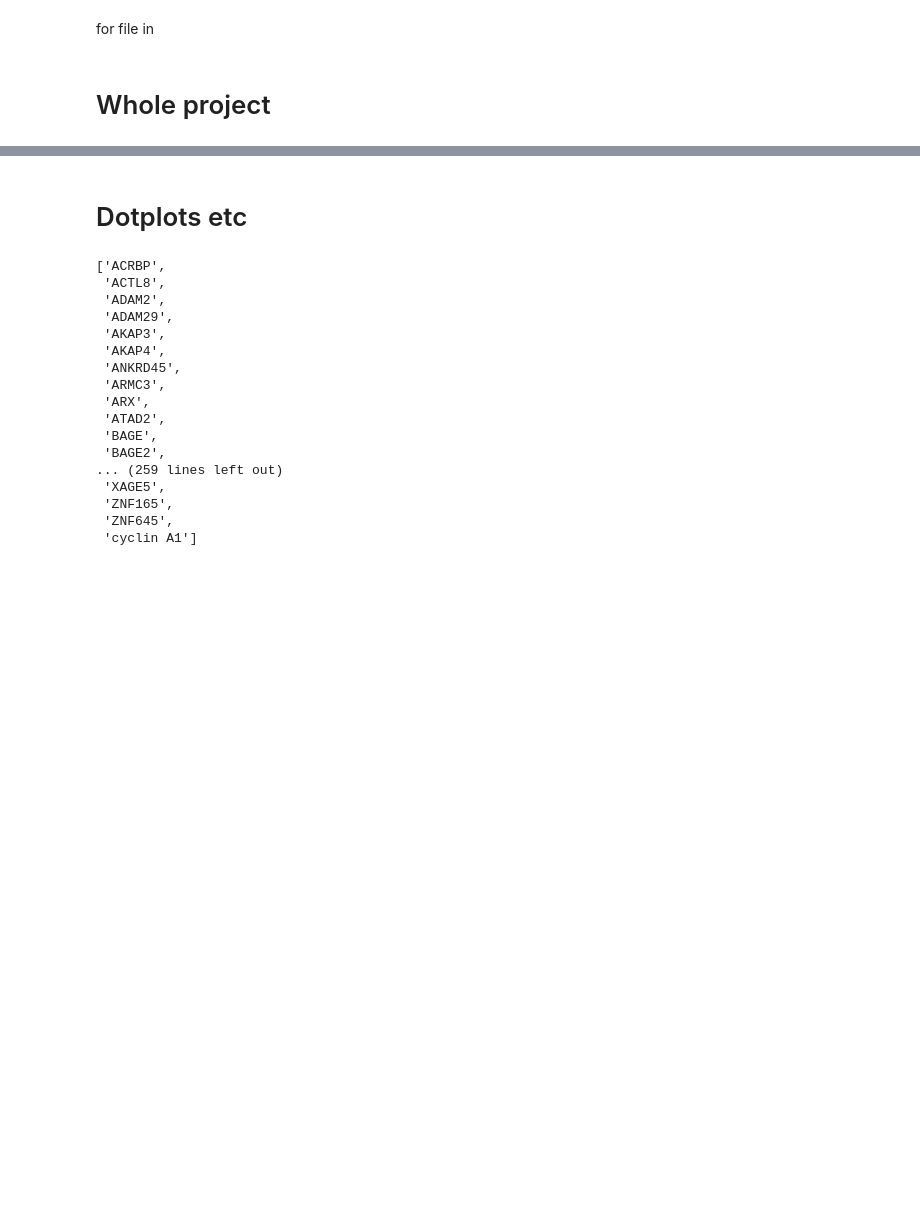
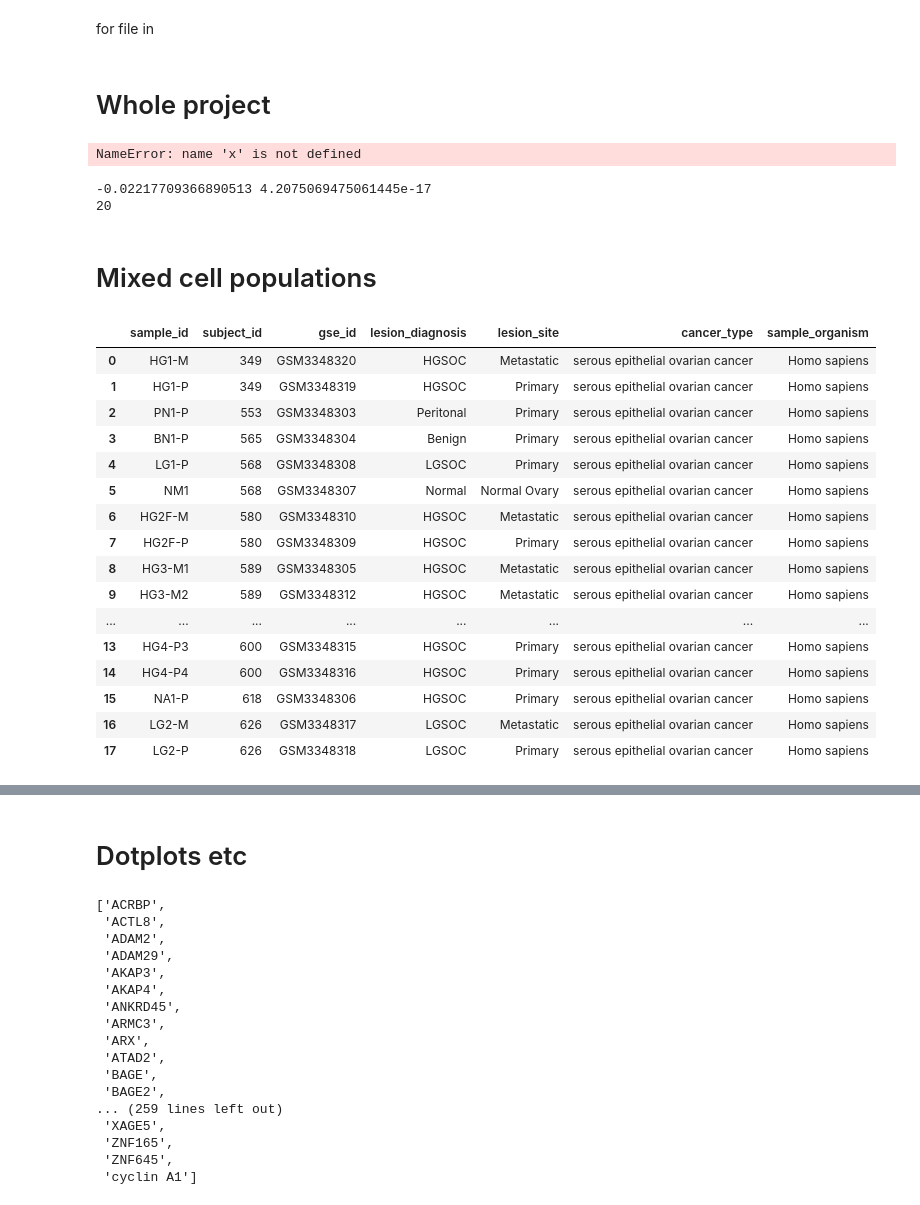
Before and after one commit to ascott-10/cta-onco-fetal, a Jupyter notebook: python_common_scripts/testing123.ipynb, the cells around one changed output, grey strips where cells are left out. Drawn from its saved outputs; the diff is of its cells as text; code cells hidden in the pictures; blank space fills up the shorter version.

```diff
--- a/python_common_scripts/testing123.ipynb
+++ b/python_common_scripts/testing123.ipynb
@@ -247,0 +1551,12 @@ for project_name in ["embryos_mixed"]:
+# %%
+print(plot_df[[x, y]].isna().sum())
+# %% [output]
+NameError: name 'x' is not defined
+# %%
+print(plot_df["mean_expression"].min(), plot_df["mean_expression"].max())
+print(plot_df["mean_expression"].nunique())
+# %% [output]
+-0.02217709366890513 4.2075069475061445e-17
+20
+# %% [markdown]
+# Mixed cell populations
@@ -247,0 +1565,20 @@ for project_name in ["embryos_mixed"]:
+# %%
+sample_meta
+# %% [output]
+|  | sample_id | subject_id | gse_id | lesion_diagnosis | lesion_site | cancer_type | sample_organism |
+| 0 | HG1-M | 349 | GSM3348320 | HGSOC | Metastatic | serous epithelial ovarian cancer | Homo sapiens |
+| 1 | HG1-P | 349 | GSM3348319 | HGSOC | Primary | serous epithelial ovarian cancer | Homo sapiens |
+| 2 | PN1-P | 553 | GSM3348303 | Peritonal | Primary | serous epithelial ovarian cancer | Homo sapiens |
+| 3 | BN1-P | 565 | GSM3348304 | Benign | Primary | serous epithelial ovarian cancer | Homo sapiens |
+| 4 | LG1-P | 568 | GSM3348308 | LGSOC | Primary | serous epithelial ovarian cancer | Homo sapiens |
+| 5 | NM1 | 568 | GSM3348307 | Normal | Normal Ovary | serous epithelial ovarian cancer | Homo sapiens |
+| 6 | HG2F-M | 580 | GSM3348310 | HGSOC | Metastatic | serous epithelial ovarian cancer | Homo sapiens |
+| 7 | HG2F-P | 580 | GSM3348309 | HGSOC | Primary | serous epithelial ovarian cancer | Homo sapiens |
+| 8 | HG3-M1 | 589 | GSM3348305 | HGSOC | Metastatic | serous epithelial ovarian cancer | Homo sapiens |
+| 9 | HG3-M2 | 589 | GSM3348312 | HGSOC | Metastatic | serous epithelial ovarian cancer | Homo sapiens |
+| ... | ... | ... | ... | ... | ... | ... | ... |
+| 13 | HG4-P3 | 600 | GSM3348315 | HGSOC | Primary | serous epithelial ovarian cancer | Homo sapiens |
+| 14 | HG4-P4 | 600 | GSM3348316 | HGSOC | Primary | serous epithelial ovarian cancer | Homo sapiens |
+| 15 | NA1-P | 618 | GSM3348306 | HGSOC | Primary | serous epithelial ovarian cancer | Homo sapiens |
+| 16 | LG2-M | 626 | GSM3348317 | LGSOC | Metastatic | serous epithelial ovarian cancer | Homo sapiens |
+| 17 | LG2-P | 626 | GSM3348318 | LGSOC | Primary | serous epithelial ovarian cancer | Homo sapiens |
```
Also changed, not shown: parts of 39 cells of this notebook, 26 other files.
